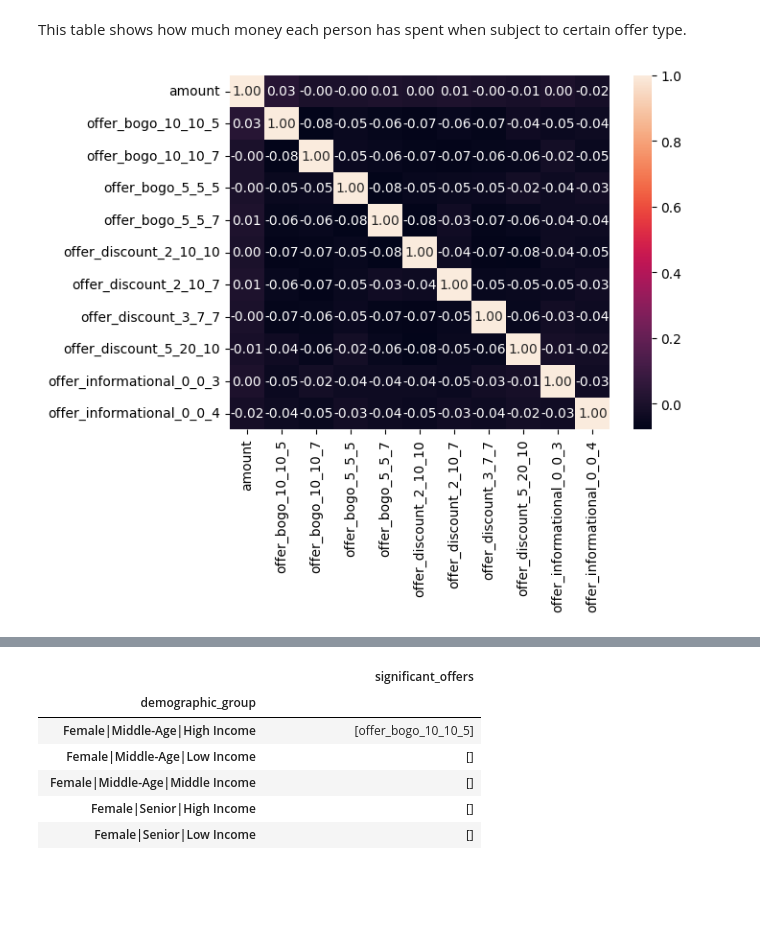
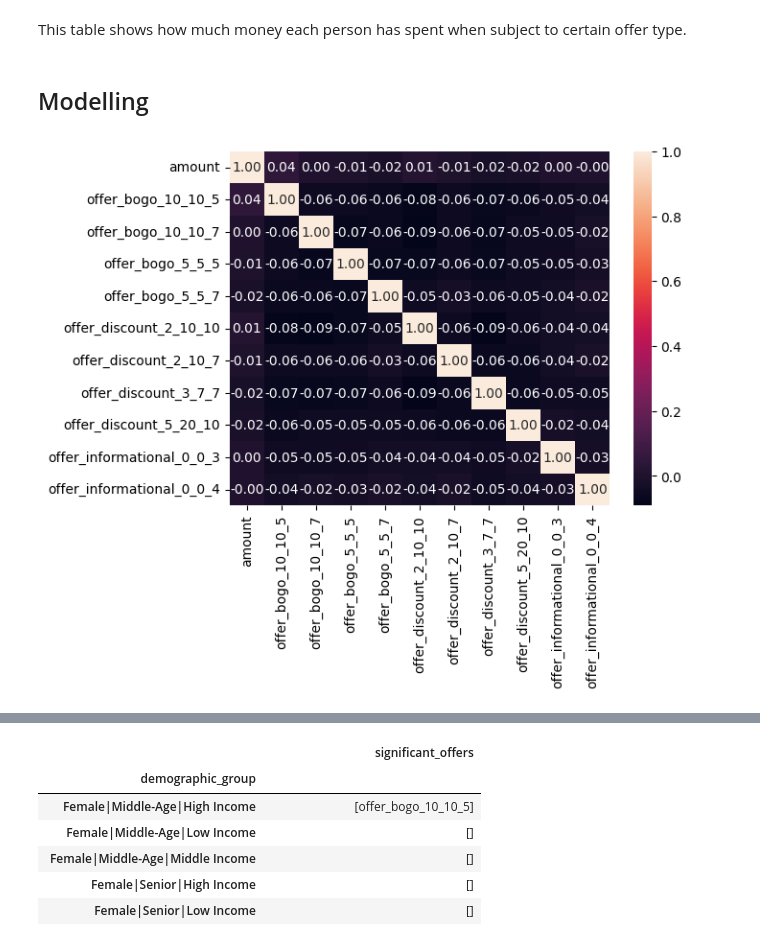
Before and after one commit to atrgz/starbucks_capstone, a Jupyter notebook: Starbucks_Capstone_notebook.ipynb, the cells around one changed output, grey strips where cells are left out. Saved outputs shown, nothing was run; the diff lists cells and outputs as text; code cells hidden in the pictures; blank space fills up the shorter version.

```diff
--- a/Starbucks_Capstone_notebook.ipynb
+++ b/Starbucks_Capstone_notebook.ipynb
@@ -369,9 +344,8 @@ transcript_expand = pd.concat([transcript[['person']], transcript[['event']], tr
 # offer id and offer_id columns after expanding need to be merged in one
 transcript_expand['offer_id'] = transcript_expand[['offer id', 'offer_id']].bfill(axis=1).iloc[:,0]
 
-# drop offer_id and rename offer id
-transcript_expand = transcript_expand.drop(columns=['offer_id'])
-transcript_expand = transcript_expand.rename(columns={'offer id' : 'offer_id'})
+# drop offer id
+transcript_expand = transcript_expand.drop(columns=['offer id'])
 
 # for the purpose of this analysis, it's irrelevant if an offer is completed
 # drop all offer completed rows
@@ -415,7 +389,8 @@ log.head()
 
 def filter_expired_offers(offers_list, time):
     '''
-    Filters a list of dictionaries
+    Filters a list of dictionaries. Takes the list of all offers received by a person and
+    deletes all offers expired, by checking the time of each row.
     INPUT:
     offers_list - list of dictionaries with the elements to filter
     time - fitering variable
@@ -431,36 +406,38 @@ def filter_expired_offers(offers_list, time):
         ]
     return live_offer_list
 
-def add_active_offer(index, live_offers, offers_viewed):
+def add_active_offer(live_offers, offers_viewed):
     '''
-    Filters a list of dictionaries
+    Filters a list of dictionaries. Takes the list of all offers viewed by a person and
+    compares this list with live offers, keeping only those that are common in both.
     INPUT:
     offers_list - list of dictionaries with the elements to filter
-    offer_viewed_id - id of the offer to find
-    view_time - time when the offer was viewed
+    offers_viewed - list of all offers viewed
 
     OUTPUT:
     active_offer_list - list of dictionaries filtered
     '''
     active_offer_list = []
+    # dictionary with the ID and the time of viewing of all viewed offers
     viewed_dict = {offer_id: t for offer_id, t, _ in offers_viewed}
 
     if isinstance(live_offers, list) and isinstance(offers_viewed, list): # check live_offers and offers_viewed aren't NaN
         active_offer_list = [
             (offer_id, t, details) for offer_id, t, details in live_offers
-            if offer_id in viewed_dict and viewed_dict[offer_id] > t]
+            if offer_id in viewed_dict and viewed_dict[offer_id] > t] # check live offer is viewed and time of view is later that received
 
     return active_offer_list
 
 def new_column_event(df, event):
     '''
-    Adds a new column to df defined by event
+    Adds a new column to df defined by event. This function performs common tasks for live and
+    active offers, depending on the event passed as parameter.
     INPUT:
     df - a transcript log dataframe with events
-    event - the required event for the new column
+    event - the required event for the new column, either 'offer received' or 'offer viewed'
 
     OUTPUT:
-    active_offer_list - list of dictionaries filtered
+    df - dataframe with the new column added
     '''
     # Step 1: extract all offers by event
     offer_by_event = df[df['event'] == event]
@@ -480,7 +457,7 @@ def new_column_event(df, event):
     elif event == 'offer viewed':
         if 'live_offers' in df.columns:
             df['active_offers'] = df.apply(
-                lambda row: add_active_offer(row['person'], row['live_offers'], row[event])
+                lambda row: add_active_offer(row['live_offers'], row[event])
                 if isinstance(row['live_offers'], list) and isinstance(row[event], list)
                 else [],
                 axis=1
@@ -632,11 +604,13 @@ display(transaction_per_group)
 138953 rows × 12 columns
 # %% [markdown]
 This table shows how much money each person has spent when subject to certain offer type.
+# %% [markdown]
+## Modelling
 # %%
 # Example, correlation matrix for Female|Middle-Age|High Income
-sns.heatmap(transaction_per_group.loc[transaction_per_group['demographic_group'] == 'Male|Middle-Age|High Income'].corr(numeric_only = True), annot=True, fmt=".2f");
+sns.heatmap(transaction_per_group.loc[transaction_per_group['demographic_group'] == 'Female|Middle-Age|High Income'].corr(numeric_only = True), annot=True, fmt=".2f");
 # %% [output]
-[figure, old version]
+[figure, new version]
 # %%
 # Function to run regression for each demographic group
 def run_regression_for_group(group_df):
```
Also changed, not shown: parts of 19 cells of this notebook.
